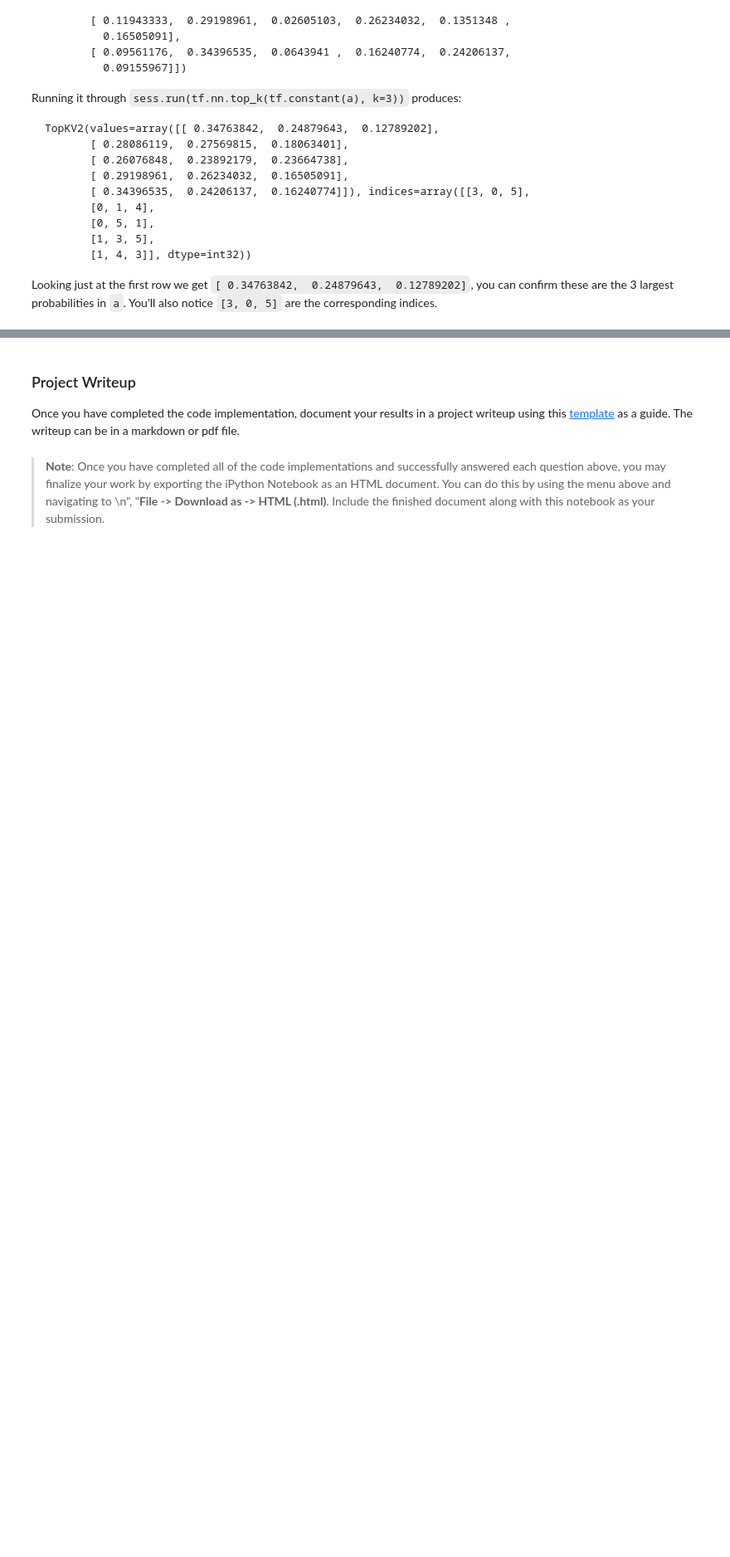
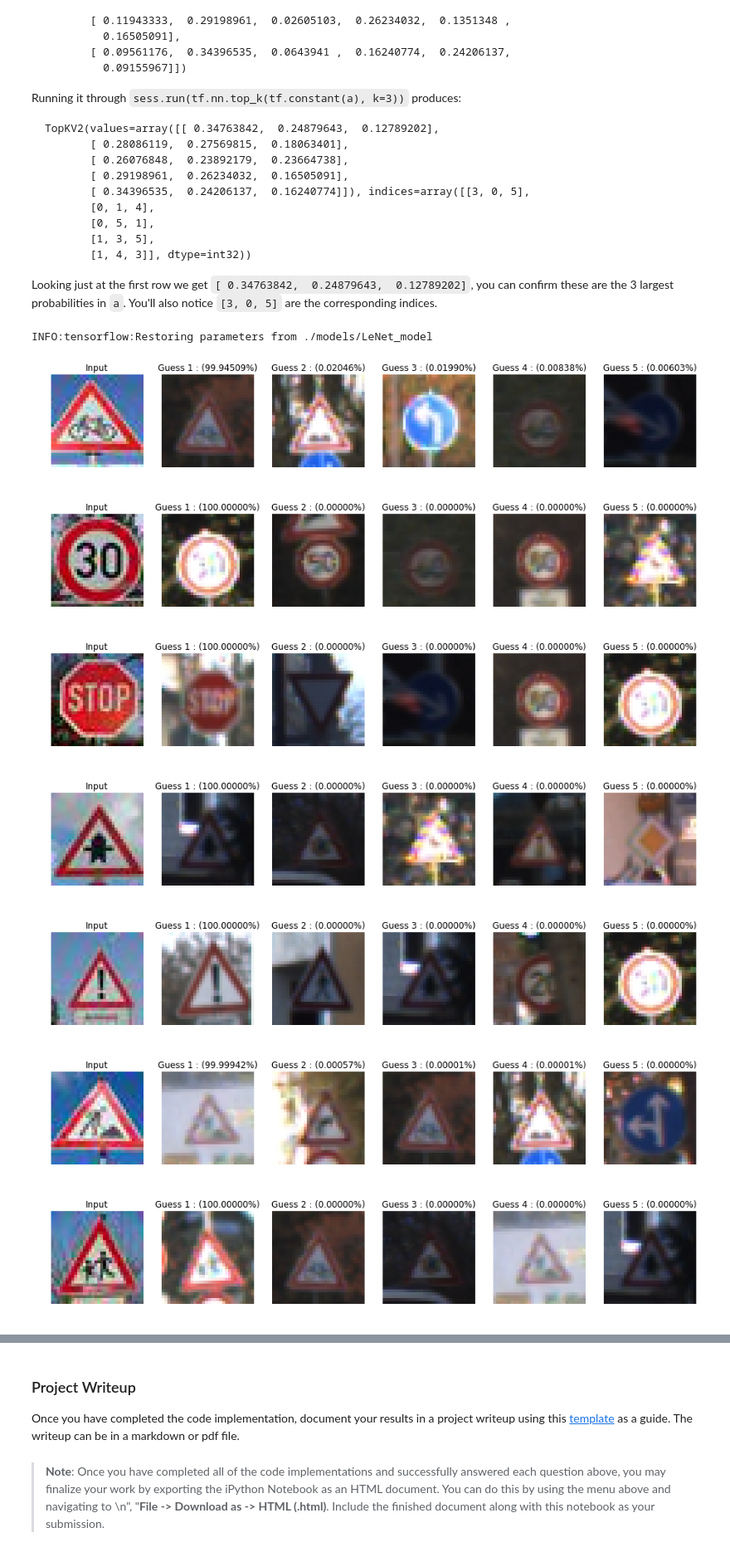
Before and after one commit to x327397818/UDC-Term1-project2, a Jupyter notebook: Traffic_Sign_Classifier.ipynb, the cells around one changed output, grey strips where cells are left out. Shown: that part at 83% size. Saved outputs shown, nothing was run; the diff lists cells and outputs as text; code cells hidden in the pictures; blank space fills up the shorter version.

```diff
--- a/Traffic_Sign_Classifier.ipynb
+++ b/Traffic_Sign_Classifier.ipynb
@@ -214,3 +485,13 @@ You may find `signnames.csv` useful as it contains mappings from the class id (i
 ### Run the predictions here and use the model to output the prediction for each image.
 ### Make sure to pre-process the images with the same pre-processing pipeline used earlier.
 ### Feel free to use as many code cells as needed.
+myimg_processed = preprocess(myimg)
+
+#print out the predictions
+with tf.Session() as sess:
+    sess.run(tf.global_variables_initializer())
+    saver.restore(sess, ModelSave)
+    prediction = sess.run(tf.argmax(logits, 1), feed_dict = {x: myimg_processed, keep_prob: 1.0})
+
+for result in prediction:
+    print(label_name[result+1][1])
@@ -219,3 +511,8 @@ You may find `signnames.csv` useful as it contains mappings from the class id (i
 # %%
 ### Calculate the accuracy for these 5 new images.
 ### For example, if the model predicted 1 out of 5 signs correctly, it's 20% accurate on these new images.
+with tf.Session() as sess:
+    sess.run(tf.global_variables_initializer())
+    saver.restore(sess, ModelSave)
+    my_accuracy = evaluate(myimg_processed, my_labels)
+    print("My Data Set Accuracy = {:.3f}".format(my_accuracy))
@@ -264,0 +562,50 @@ Looking just at the first row we get `[ 0.34763842,  0.24879643,  0.12789202]`,
+# %%
+### Print out the top five softmax probabilities for the predictions on the German traffic sign images found on the web.
+### Feel free to use as many code cells as needed.
+
+k_size = 5
+softmax_logits = tf.nn.softmax(logits)
+top_k = tf.nn.top_k(softmax_logits, k=k_size)
+
+def plot_figures(figures, nrows = 1, ncols=1, labels=None):
+    fig, axs = plt.subplots(ncols=ncols, nrows=nrows, figsize=(12, 14))
+    axs = axs.ravel()
+    for index, title in zip(range(len(figures)), figures):
+        axs[index].imshow(figures[title], plt.gray())
+        if(labels != None):
+           axs[index].set_title(labels[index])
+        else:
+            axs[index].set_title(title)
+
+        axs[index].set_axis_off()
+
+with tf.Session() as sess:
+    sess.run(tf.global_variables_initializer())
+    saver.restore(sess, ModelSave)
+
+    my_top_k = sess.run(top_k, feed_dict={x: myimg_processed, keep_prob:1.0})
+
+
+
+    for i in range(9):
+        fig, axs = plt.subplots(1,6, figsize=(16, 16))
+        axs = axs.ravel()
+        axs[0].axis('off')
+        axs[0].imshow(myimg[i])
+        axs[0].set_title("Input")
+
+        for j in range(k_size):
+            axs[j+1].axis('off')
+            axs[j+1].imshow(X_valid[np.argwhere(y_valid == my_top_k[1][i][j])[0]].squeeze())
+            axs[j+1].set_title('Guess {} : ({:.5f}%)'.format(j+1, 100*my_top_k[0][i][j]))
+
+        plt.show()
+# %% [output]
+INFO:tensorflow:Restoring parameters from ./models/LeNet_model
+[figure, added]
+[figure, added]
+[figure, added]
+[figure, added]
+[figure, added]
+[figure, added]
+[figure, added]
```
Also changed, not shown: parts of 17 cells of this notebook, 12 other files.
